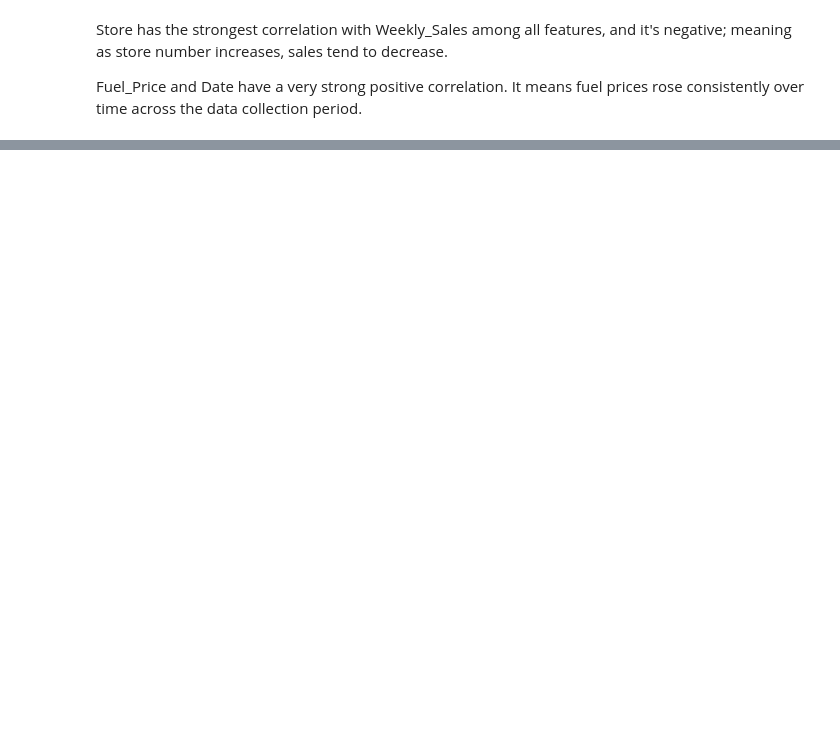
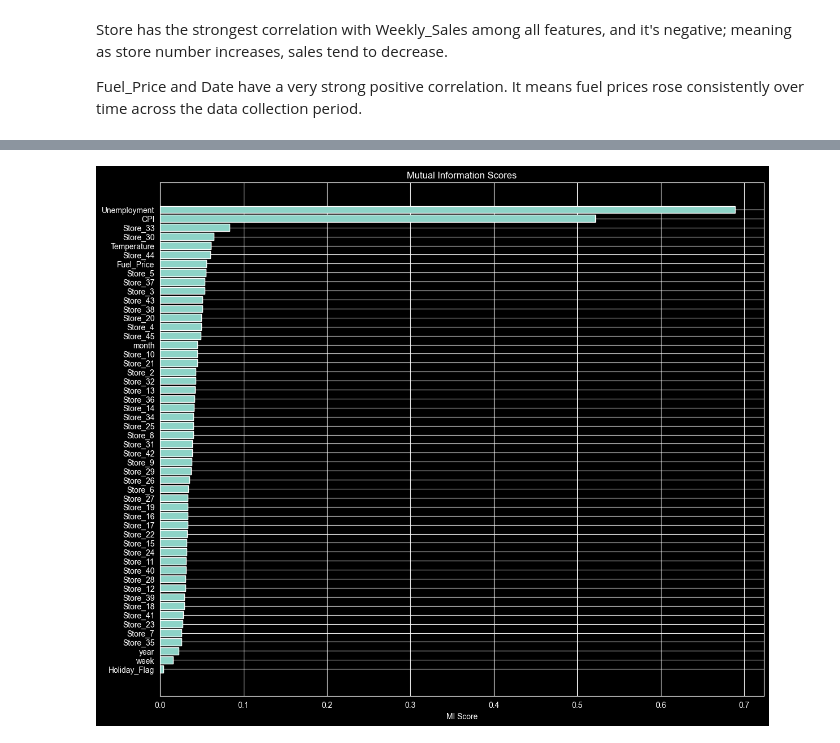
Before and after one commit to emnaaS/Walmart-sales-prediction, a Jupyter notebook: main.ipynb, the cells around one changed output, grey strips where cells are left out. Cells and saved outputs as stored; diff of their text form; code cells hidden in the pictures; blank space fills up the shorter version.

```diff
--- a/main.ipynb
+++ b/main.ipynb
@@ -110,3 +110,6 @@ data1.head(5)
 | 2 | 1 | 2010-02-19 | 1611968.17 | 0 | 39.93 | 2.514 | 211.289143 | 8.106 | 2010 | ... |
 | 3 | 1 | 2010-02-26 | 1409727.59 | 0 | 46.63 | 2.561 | 211.319643 | 8.106 | 2010 | ... |
 | 4 | 1 | 2010-03-05 | 1554806.68 | 0 | 46.50 | 2.625 | 211.350143 | 8.106 | 2010 | ... |
+# %%
+from data_engineering import encode_store
+df_encoded = encode_store(data1)
@@ -112,0 +138,6 @@ data1.head(5)
+# %%
+import sklearn
+from sklearn.feature_selection import mutual_info_regression
+from feature_selection import compute_mutual_info
+mi_scores = compute_mutual_info(df_encoded)
+print(mi_scores)
@@ -112,0 +184,15 @@ data1.head(5)
+# %%
+import matplotlib.pyplot as plt
+
+def plot_mi_scores(mi_df):
+    plt.figure(figsize=(12, 10))
+    plt.barh(mi_df['Feature'], mi_df['MI_Score'])
+    plt.xlabel('MI Score')
+    plt.title('Mutual Information Scores')
+    plt.gca().invert_yaxis()
+    plt.tight_layout()
+    plt.show()
+
+plot_mi_scores(mi_scores)
+# %% [output]
+[figure, added]
```
Also changed, not shown: parts of 22 cells of this notebook, 4 other files.
